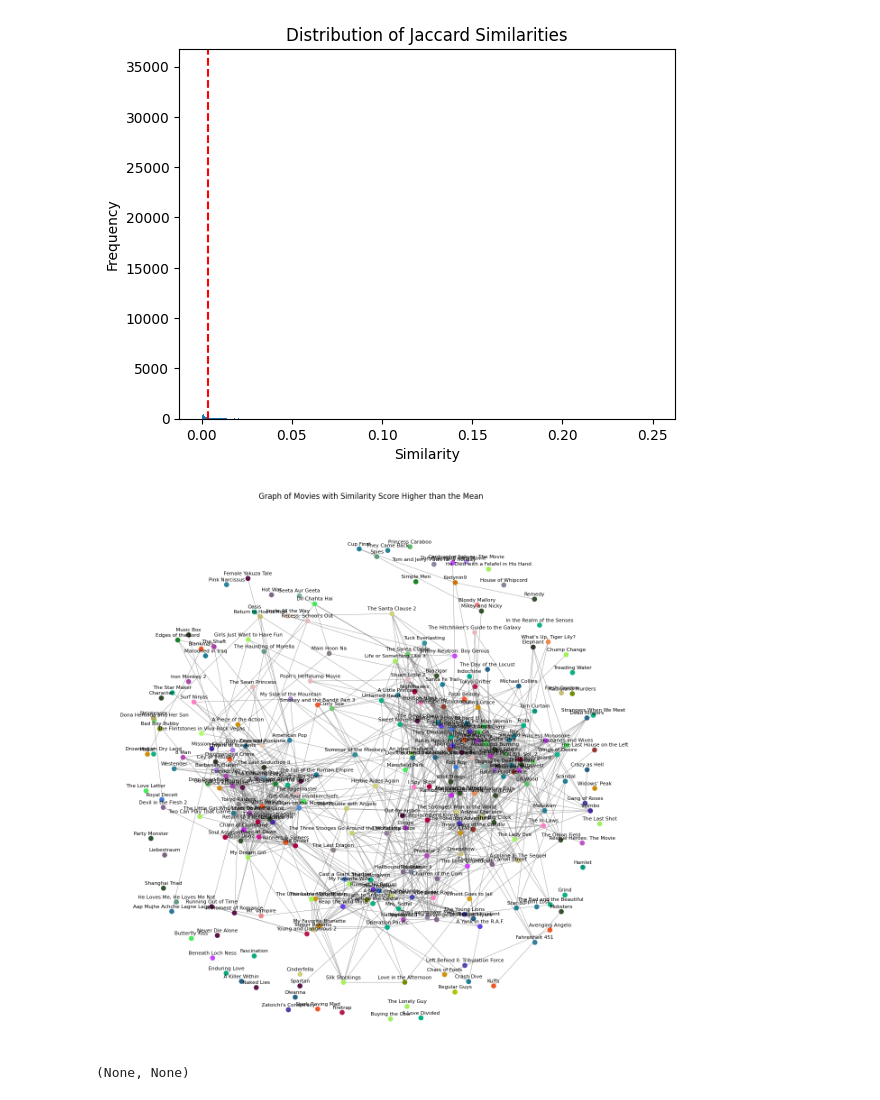
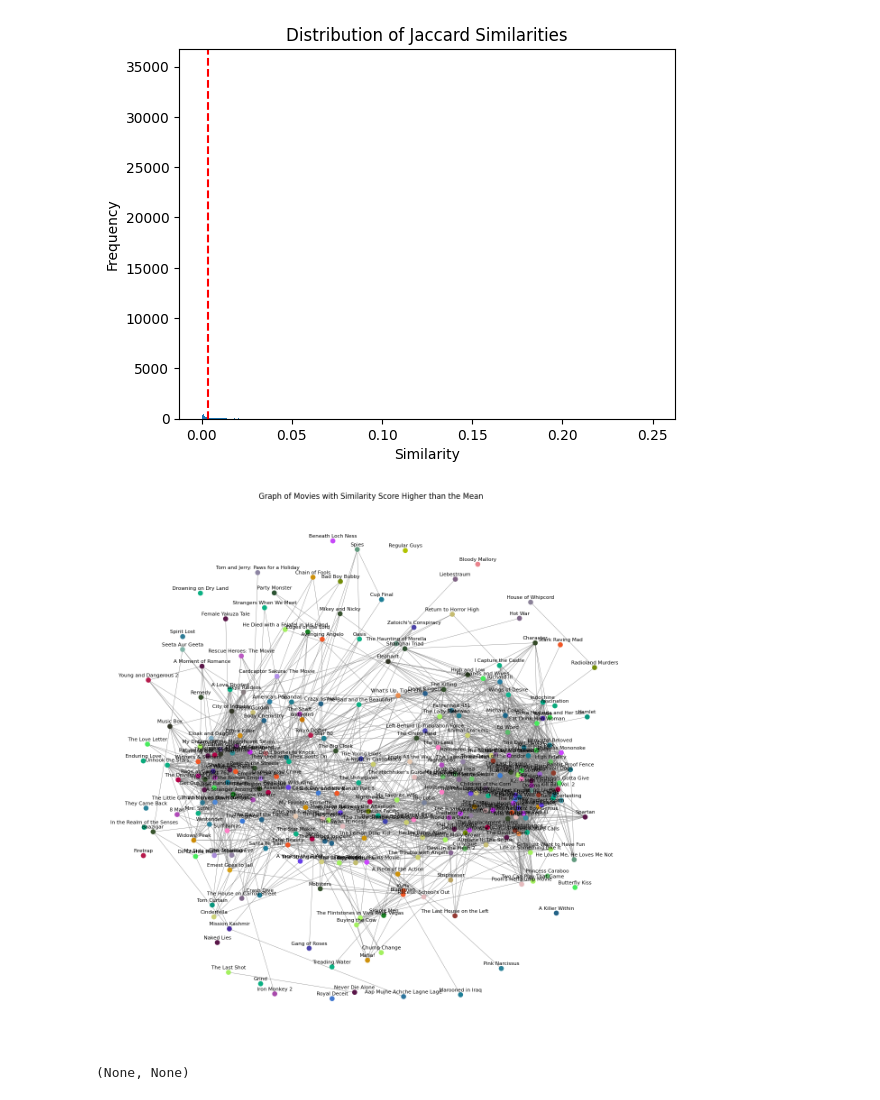
Before and after one commit to MarcusGalea/netflix_recommendation_project, a Jupyter notebook: scripts/data_viz.ipynb, the cells around one changed output. Drawn from its saved outputs; the diff is of its cells as text; code cells hidden in the pictures.

Commit message:
updated visualizations

```diff
--- a/scripts/data_viz.ipynb
+++ b/scripts/data_viz.ipynb
@@ -324,35 +324,36 @@ std_similarity = np.std(vis_similarities)
 # Create a graph
 G = nx.Graph()
 
 # Add nodes
 for movie in movies_reduced.values():
     G.add_node(movie.title, rgb=movie.node_rgb)
 
 # Add edges where the similarity score is higher than the mean
 for i, movie1 in enumerate(movie_list):
     for j, movie2 in enumerate(movie_list):
-        if i < j and vis_similarities[i, j] > mean_similarity + 2 * std_similarity:
+        if i < j and vis_similarities[i, j] > mean_similarity + std_similarity:
+        # if i < j and vis_similarities[i, j] > 0:
             G.add_edge(movie1.title, movie2.title, weight=similarity_matrix[i, j])
 
 #Assign RGB values to nodes
 node_colors = [G.nodes[node]['rgb'] for node in G.nodes]
 
 # Normalize RGB values to [0, 1] range for matplotlib
 # node_colors = [(r/255, g/255, b/255) for r, g, b in node_colors]
 
 # Draw the graph
 plt.figure(figsize=(12, 12))
 pos = nx.spring_layout(G, weight='weight', k=0.15)
 nx.draw(G, pos, with_labels=False, node_size=50, font_size=8, edge_color='gray', width=0.5, node_color=node_colors)
 
 # Draw the labels above the nodes
 label_pos = {key: (value[0], value[1] + 0.02) for key, value in pos.items()}
 nx.draw_networkx_labels(G, label_pos, font_size=8)
 
 plt.title("Graph of Movies with Similarity Score Higher than the Mean")
 plt.show()
 # %% [output]
-[figure, old version]
+[figure, new version]
 # %%
 import netwulf as nw
 from matplotlib.colors import to_hex
```
Also changed, not shown: parts of 4 cells of this notebook.
